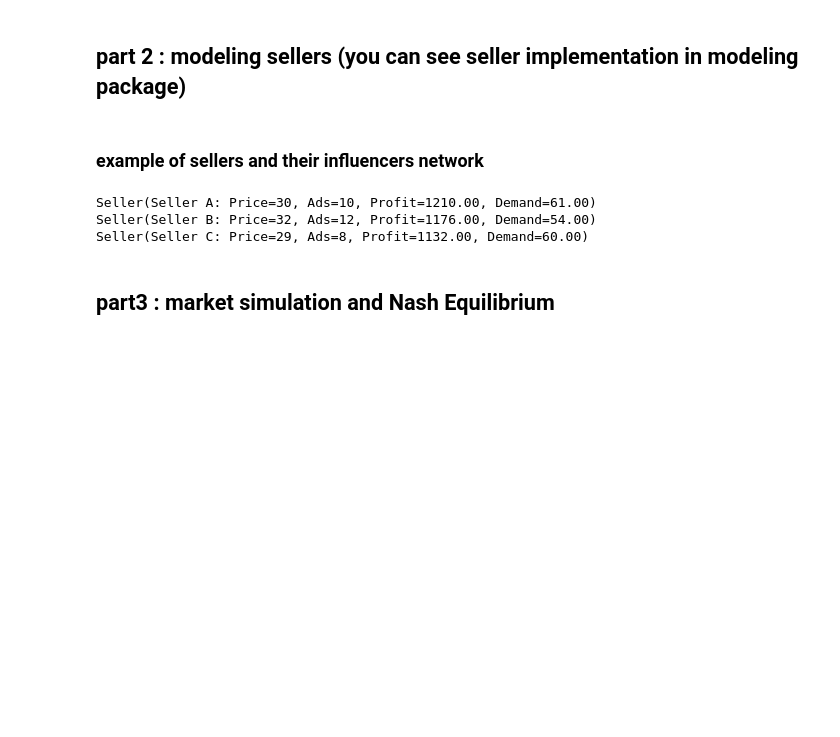
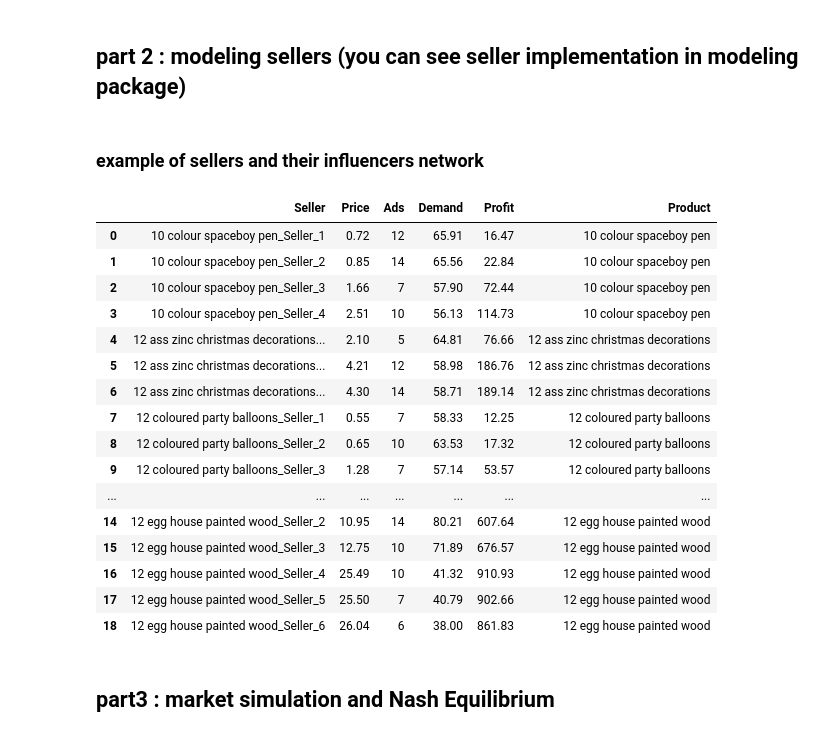
Before and after one commit to erf04/ec-hw1, a Jupyter notebook: main.ipynb, the cells around one changed output. Cells and saved outputs as stored; diff of their text form; code cells hidden in the pictures; blank space fills up the shorter version.

```diff
--- a/main.ipynb
+++ b/main.ipynb
@@ -33,31 +33,54 @@ print(summary)
 # %% [markdown]
 ### example of sellers and their influencers network
 # %%
-from modeling.seller import Seller
-from config.constants import COST,ALPHA,BETA,GAMMA,BASE_DEMAND
+from modeling.seller import Seller, create_sellers_for_product,get_multi_price_products
+from random import randint
+import pandas as pd
+
+# get top multi price products
+top_products = get_multi_price_products(df_clean)
+# print(top_products)
+# Create sellers
+all_sellers: dict[str, list[Seller]] = {}
+
+for product in top_products:
+    sellers = create_sellers_for_product(df_clean, product)
+    all_sellers[product] = sellers
+
+for product, sellers in all_sellers.items():
+    influence_scores = {s.name: randint(3, 8) for s in sellers}  # random influence
+    for s in sellers:
+        s.compute_demand(sellers, influence_scores[s.name])
+        s.compute_profit()
 
 
-# Create sellers
-s1 = Seller("Seller A", price=30, ad_budget=10, cost=COST, alpha=ALPHA, beta=BETA, gamma=GAMMA, base_demand=BASE_DEMAND)
-s2 = Seller("Seller B", price=32, ad_budget=12, cost=COST, alpha=ALPHA, beta=BETA, gamma=GAMMA, base_demand=BASE_DEMAND)
-s3 = Seller("Seller C", price=29, ad_budget=8, cost=COST, alpha=ALPHA, beta=BETA, gamma=GAMMA, base_demand=BASE_DEMAND)
+results = []
+for product, sellers in all_sellers.items():
+    for s in sellers:
+        results.append(s.info() | {"Product": product})
 
-sellers = [s1, s2, s3]
+df_results = pd.DataFrame(results)
 
-# Suppose we have influence scores from a social network later
-influence_scores = {"Seller A": 5, "Seller B": 3, "Seller C": 2}
 
-# Compute demand & profit for each seller
-for s in sellers:
-    s.compute_demand(sellers, influence_scores[s.name])
-    s.compute_profit()
-
-for s in sellers:
-    print(s)
+df_results
 # %% [output]
-Seller(Seller A: Price=30, Ads=10, Profit=1210.00, Demand=61.00)
-Seller(Seller B: Price=32, Ads=12, Profit=1176.00, Demand=54.00)
-Seller(Seller C: Price=29, Ads=8, Profit=1132.00, Demand=60.00)
+|  | Seller | Price | Ads | Demand | Profit | Product |
+| 0 | 10 colour spaceboy pen_Seller_1 | 0.72 | 12 | 65.91 | 16.47 | 10 colour spaceboy pen |
+| 1 | 10 colour spaceboy pen_Seller_2 | 0.85 | 14 | 65.56 | 22.84 | 10 colour spaceboy pen |
+| 2 | 10 colour spaceboy pen_Seller_3 | 1.66 | 7 | 57.90 | 72.44 | 10 colour spaceboy pen |
+| 3 | 10 colour spaceboy pen_Seller_4 | 2.51 | 10 | 56.13 | 114.73 | 10 colour spaceboy pen |
+| 4 | 12 ass zinc christmas decorations... | 2.10 | 5 | 64.81 | 76.66 | 12 ass zinc christmas decorations |
+| 5 | 12 ass zinc christmas decorations... | 4.21 | 12 | 58.98 | 186.76 | 12 ass zinc christmas decorations |
+| 6 | 12 ass zinc christmas decorations... | 4.30 | 14 | 58.71 | 189.14 | 12 ass zinc christmas decorations |
+| 7 | 12 coloured party balloons_Seller_1 | 0.55 | 7 | 58.33 | 12.25 | 12 coloured party balloons |
+| 8 | 12 coloured party balloons_Seller_2 | 0.65 | 10 | 63.53 | 17.32 | 12 coloured party balloons |
+| 9 | 12 coloured party balloons_Seller_3 | 1.28 | 7 | 57.14 | 53.57 | 12 coloured party balloons |
+| ... | ... | ... | ... | ... | ... | ... |
+| 14 | 12 egg house painted wood_Seller_2 | 10.95 | 14 | 80.21 | 607.64 | 12 egg house painted wood |
+| 15 | 12 egg house painted wood_Seller_3 | 12.75 | 10 | 71.89 | 676.57 | 12 egg house painted wood |
+| 16 | 12 egg house painted wood_Seller_4 | 25.49 | 10 | 41.32 | 910.93 | 12 egg house painted wood |
+| 17 | 12 egg house painted wood_Seller_5 | 25.50 | 7 | 40.79 | 902.66 | 12 egg house painted wood |
+| 18 | 12 egg house painted wood_Seller_6 | 26.04 | 6 | 38.00 | 861.83 | 12 egg house painted wood |
 # %% [markdown]
 ## part3 : market simulation and Nash Equilibrium
 # %%
```
Also changed, not shown: parts of 2 cells of this notebook, 3 other files.
